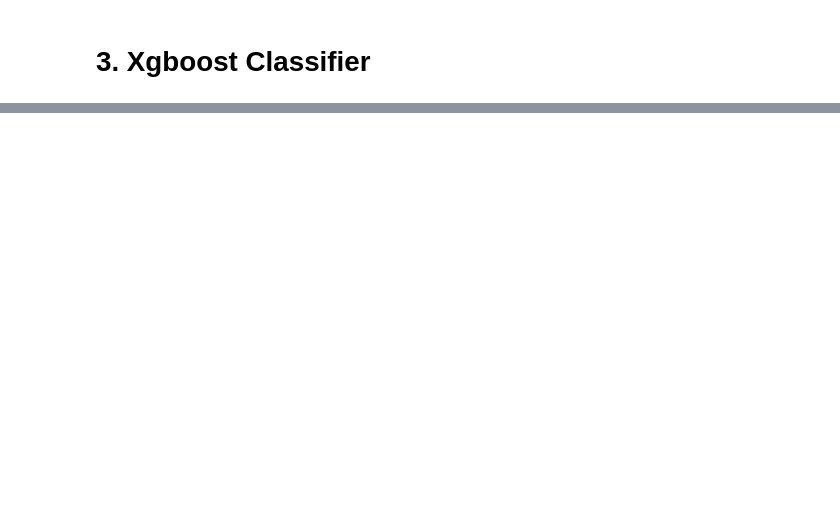
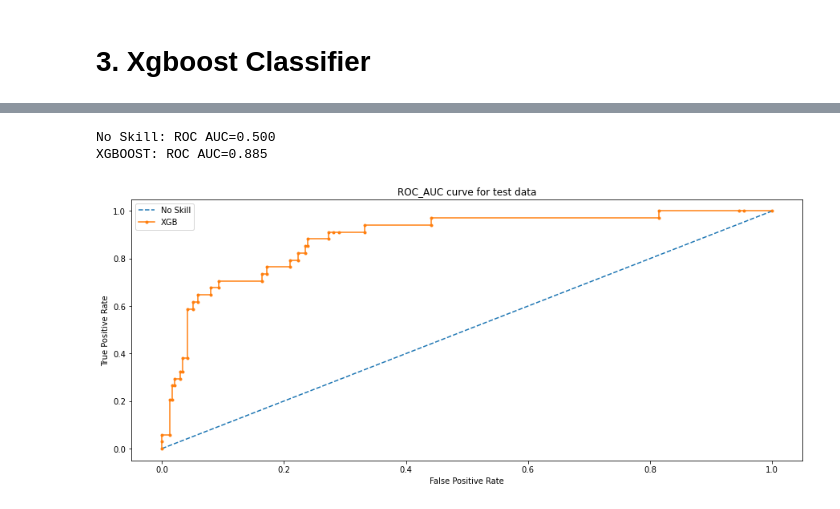
Before and after one commit to BhardwajAnshul/Springboard, a Jupyter notebook: Capstone Project 2/4. Modeling/Modelling2.ipynb, the cells around one changed output, grey strips where cells are left out. Drawn from its saved outputs; the diff is of its cells as text; code cells hidden in the pictures; blank space fills up the shorter version.

```diff
--- a/Capstone Project 2/4. Modeling/Modelling2.ipynb
+++ b/Capstone Project 2/4. Modeling/Modelling2.ipynb
@@ -210,0 +275,33 @@ Accuracy: 93.40%
+# %%
+########### ROC  AUC curve   ######
+# generate a no skill prediction (majority class)
+ns_probs = [0 for _ in range(len(y_test))]
+
+# predict probabilities
+lr_probs = gbm_best.predict_proba(X_test)
+
+# keep probabilities for the positive outcome only
+lr_probs = lr_probs[:, 1]
+# calculate scores
+ns_auc = roc_auc_score(y_test, ns_probs)
+lr_auc = roc_auc_score(y_test, lr_probs)
+
+# summarize scores
+print('No Skill: ROC AUC=%.3f' % (ns_auc))
+print('XGBOOST: ROC AUC=%.3f' % (lr_auc))
+
+# calculate roc curves
+ns_fpr, ns_tpr, _ = roc_curve(y_test, ns_probs)
+lr_fpr, lr_tpr, _ = roc_curve(y_test, lr_probs)
+plt.figure(figsize = (15,6))
+plt.plot(ns_fpr, ns_tpr, linestyle='--', label='No Skill')
+plt.plot(lr_fpr, lr_tpr, marker='.', label='XGB')
+plt.xlabel('False Positive Rate')
+plt.ylabel('True Positive Rate')
+plt.legend()
+plt.title("ROC_AUC curve for test data")
+plt.show()
+# %% [output]
+No Skill: ROC AUC=0.500
+XGBOOST: ROC AUC=0.885
+[figure, added]
```
Also changed, not shown: parts of 19 cells of this notebook.
